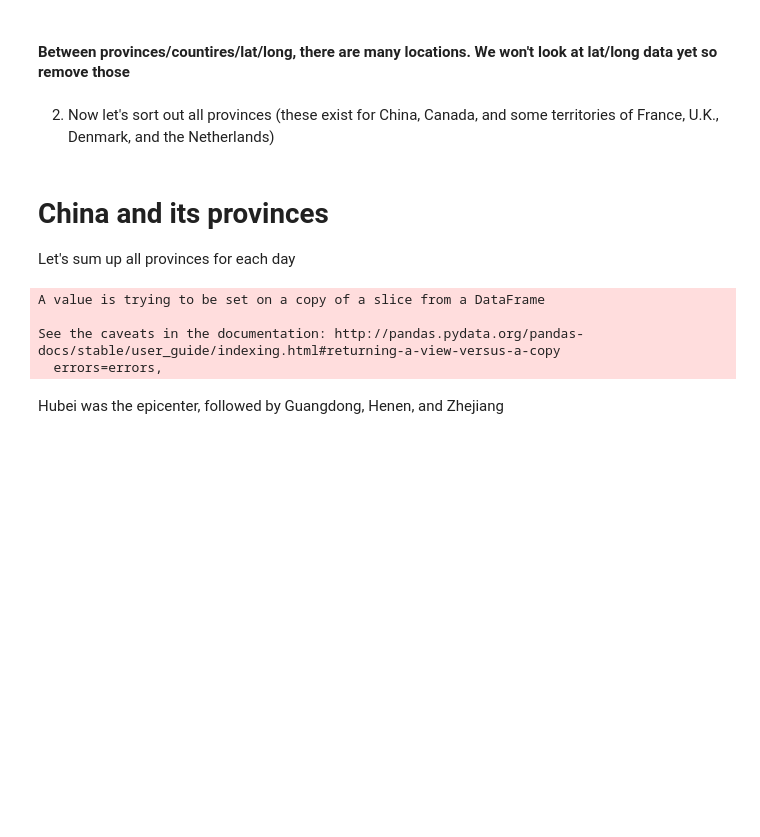
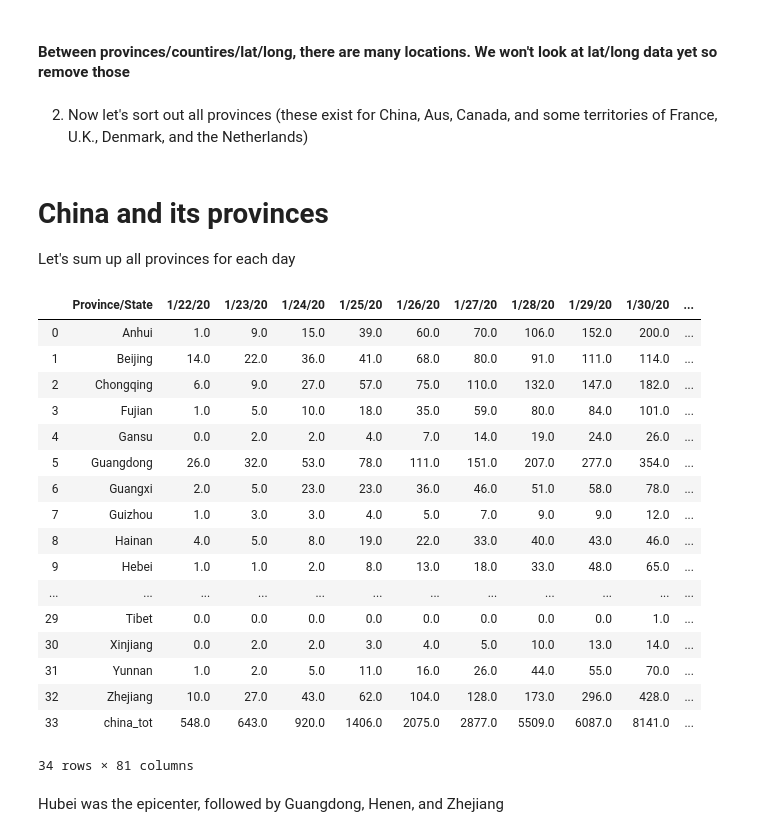
Before and after one commit to ericoliverio/covid-analysis, a Jupyter notebook: COVID Global Data.ipynb, the cells around one changed output. Drawn from its saved outputs; the diff is of its cells as text; code cells hidden in the pictures; blank space fills up the shorter version.

```diff
--- a/COVID Global Data.ipynb
+++ b/COVID Global Data.ipynb
@@ -50,23 +53,39 @@ We can see the U.S. has the most cases, followed by Italy, the Hubei province of
 # %%
 df.drop(['Lat','Long'], axis=1,inplace=True)
 # %% [markdown]
-2. Now let's sort out all provinces (these exist for China, Canada, and some territories of France, U.K., Denmark, and the Netherlands)
+2. Now let's sort out all provinces (these exist for China, Aus, Canada, and some territories of France, U.K., Denmark, and the Netherlands)
 # %% [markdown]
 # China and its provinces
 Let's sum up all provinces for each day
 # %%
 #find chinese provences
 dc1 = df.loc[df['Country/Region'] == 'China']
 dc1.drop(['Country/Region'], axis=1,inplace=True)
 
 #sum the provinces as append/this is what we need
 dc1 = dc1.append(dc1.sum(numeric_only=True),ignore_index=True)
-dc1.at[33, 'Province/State'] = 'Daily_total'
+dc1.at[33, 'Province/State'] = 'china_tot'
+
+dc1
 # %% [output]
+|  | Province/State | 1/22/20 | 1/23/20 | 1/24/20 | 1/25/20 | 1/26/20 | 1/27/20 | 1/28/20 | 1/29/20 | 1/30/20 | ... |
+| 0 | Anhui | 1.0 | 9.0 | 15.0 | 39.0 | 60.0 | 70.0 | 106.0 | 152.0 | 200.0 | ... |
+| 1 | Beijing | 14.0 | 22.0 | 36.0 | 41.0 | 68.0 | 80.0 | 91.0 | 111.0 | 114.0 | ... |
+| 2 | Chongqing | 6.0 | 9.0 | 27.0 | 57.0 | 75.0 | 110.0 | 132.0 | 147.0 | 182.0 | ... |
+| 3 | Fujian | 1.0 | 5.0 | 10.0 | 18.0 | 35.0 | 59.0 | 80.0 | 84.0 | 101.0 | ... |
+| 4 | Gansu | 0.0 | 2.0 | 2.0 | 4.0 | 7.0 | 14.0 | 19.0 | 24.0 | 26.0 | ... |
+| 5 | Guangdong | 26.0 | 32.0 | 53.0 | 78.0 | 111.0 | 151.0 | 207.0 | 277.0 | 354.0 | ... |
+| 6 | Guangxi | 2.0 | 5.0 | 23.0 | 23.0 | 36.0 | 46.0 | 51.0 | 58.0 | 78.0 | ... |
+| 7 | Guizhou | 1.0 | 3.0 | 3.0 | 4.0 | 5.0 | 7.0 | 9.0 | 9.0 | 12.0 | ... |
+| 8 | Hainan | 4.0 | 5.0 | 8.0 | 19.0 | 22.0 | 33.0 | 40.0 | 43.0 | 46.0 | ... |
+| 9 | Hebei | 1.0 | 1.0 | 2.0 | 8.0 | 13.0 | 18.0 | 33.0 | 48.0 | 65.0 | ... |
+| ... | ... | ... | ... | ... | ... | ... | ... | ... | ... | ... | ... |
+| 29 | Tibet | 0.0 | 0.0 | 0.0 | 0.0 | 0.0 | 0.0 | 0.0 | 0.0 | 1.0 | ... |
+| 30 | Xinjiang | 0.0 | 2.0 | 2.0 | 3.0 | 4.0 | 5.0 | 10.0 | 13.0 | 14.0 | ... |
+| 31 | Yunnan | 1.0 | 2.0 | 5.0 | 11.0 | 16.0 | 26.0 | 44.0 | 55.0 | 70.0 | ... |
+| 32 | Zhejiang | 10.0 | 27.0 | 43.0 | 62.0 | 104.0 | 128.0 | 173.0 | 296.0 | 428.0 | ... |
+| 33 | china_tot | 548.0 | 643.0 | 920.0 | 1406.0 | 2075.0 | 2877.0 | 5509.0 | 6087.0 | 8141.0 | ... |
-A value is trying to be set on a copy of a slice from a DataFrame
-
-See the caveats in the documentation: http://pandas.pydata.org/pandas-docs/stable/user_guide/indexing.html#returning-a-view-versus-a-copy
-  errors=errors,
+34 rows × 81 columns
 # %% [markdown]
 Hubei was the epicenter, followed by Guangdong, Henen, and Zhejiang
 # %% [markdown]
```
Also changed, not shown: parts of 13 cells of this notebook.
